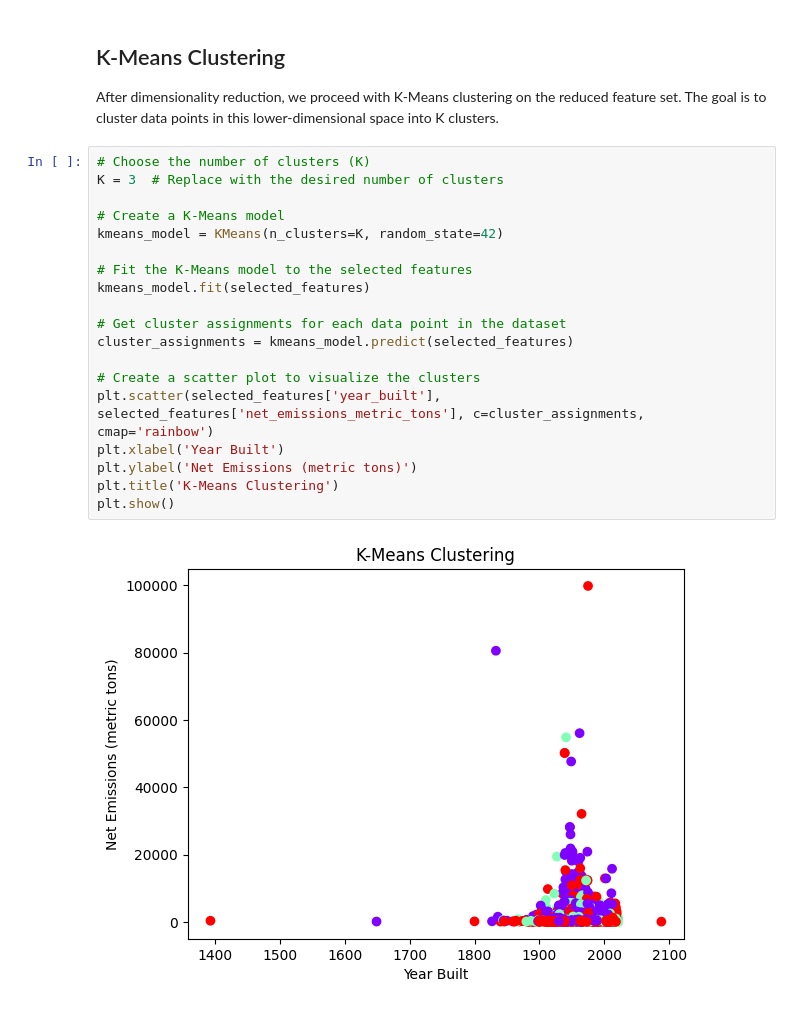
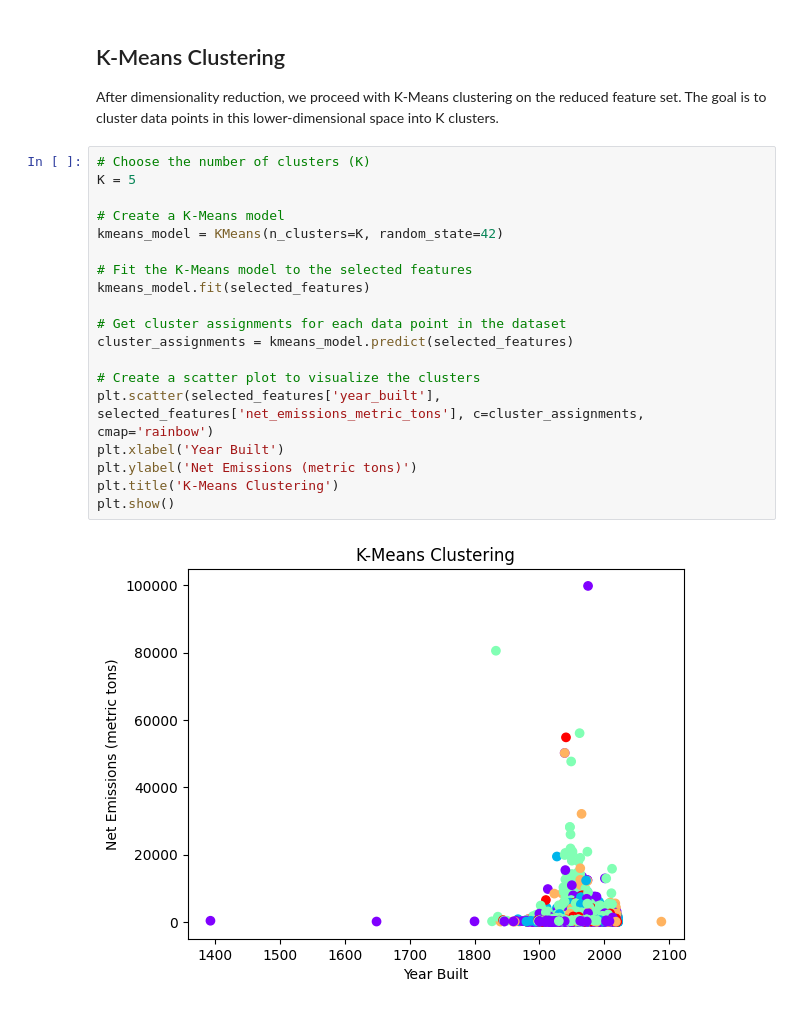
Before and after one commit to Qulxis/DS-Hackathon-Fall-2023, a Jupyter notebook: src/3_carbon_footprint_assessment.ipynb, the cells around one changed output. Saved outputs shown, nothing was run; the diff lists cells and outputs as text.

```diff
--- a/src/3_carbon_footprint_assessment.ipynb
+++ b/src/3_carbon_footprint_assessment.ipynb
@@ -108,22 +107,22 @@ national_median_energy_star: 0.00
 After dimensionality reduction, we proceed with K-Means clustering on the reduced feature set. The goal is to cluster data points in this lower-dimensional space into K clusters.
 # %%
 # Choose the number of clusters (K)
-K = 3  # Replace with the desired number of clusters
+K = 5
 
 # Create a K-Means model
 kmeans_model = KMeans(n_clusters=K, random_state=42)
 
 # Fit the K-Means model to the selected features
 kmeans_model.fit(selected_features)
 
 # Get cluster assignments for each data point in the dataset
 cluster_assignments = kmeans_model.predict(selected_features)
 
 # Create a scatter plot to visualize the clusters
 plt.scatter(selected_features['year_built'], selected_features['net_emissions_metric_tons'], c=cluster_assignments, cmap='rainbow')
 plt.xlabel('Year Built')
 plt.ylabel('Net Emissions (metric tons)')
 plt.title('K-Means Clustering')
 plt.show()
 # %% [output]
-[figure, old version]
+[figure, new version]
```
Also changed, not shown: parts of 6 cells of this notebook.
